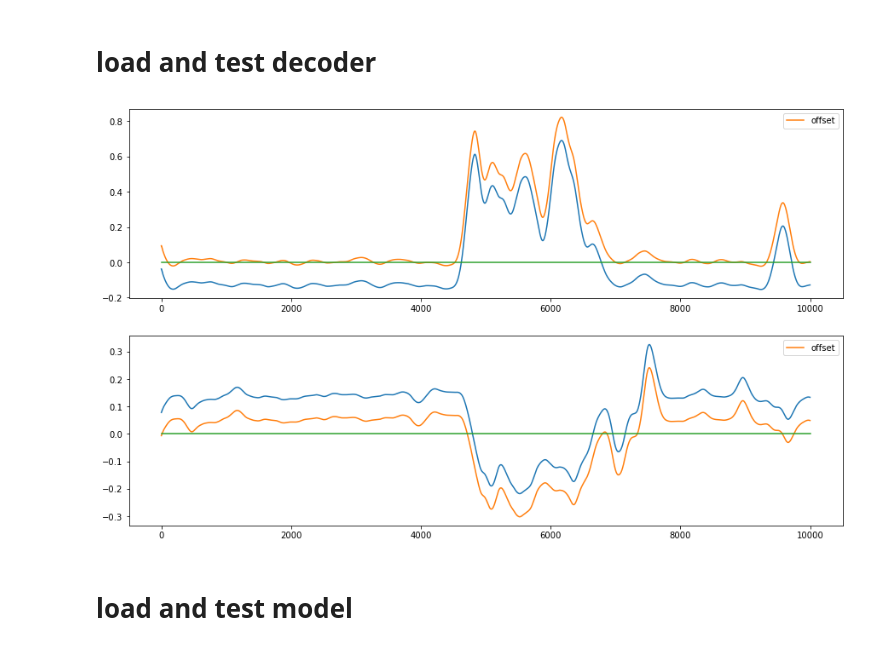
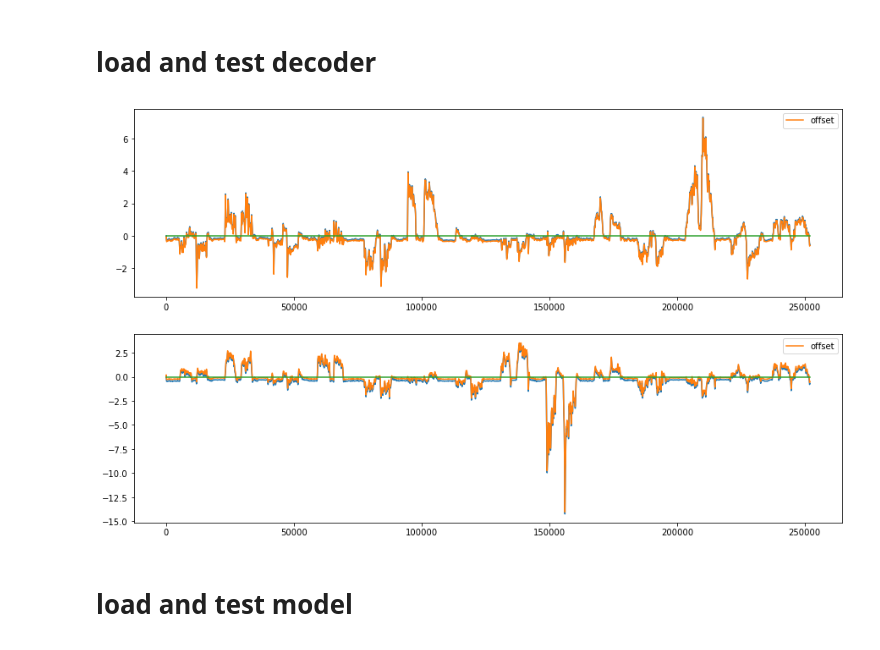
Before and after one commit to spewil/kyberphysics, a Jupyter notebook: notebooks/mappings.ipynb, the cells around one changed output. Cells and saved outputs as stored; diff of their text form; code cells hidden in the pictures.

```diff
--- a/notebooks/mappings.ipynb
+++ b/notebooks/mappings.ipynb
@@ -562,18 +562,18 @@ utils.get_subject_metadata(experiment,subject)
 # %%
 decoder = utils.load_array_from_disk(subject_metadata_folder / "decoder.bin").reshape(6,64)
 
-end = 10000
+end = -1
 # 2D preview
 fig, axes = plt.subplots(2,1)
 for ax, c in zip(axes,decoder[-2:]):
     baseline = np.dot(c,filtered_movement_data.T)
     ax.plot(baseline[:end])
     baseline = np.dot(c,offset_movement_data.T)
     ax.plot(baseline[:end],label="offset")
     ax.plot([0,baseline[:end].shape[0]],[0,0])
     ax.legend()
 # %% [output]
-[figure, old version]
+[figure, new version]
 # %% [markdown]
 # load and test model
 # %%
```
Also changed, not shown: parts of 16 cells of this notebook, 10 other files.
